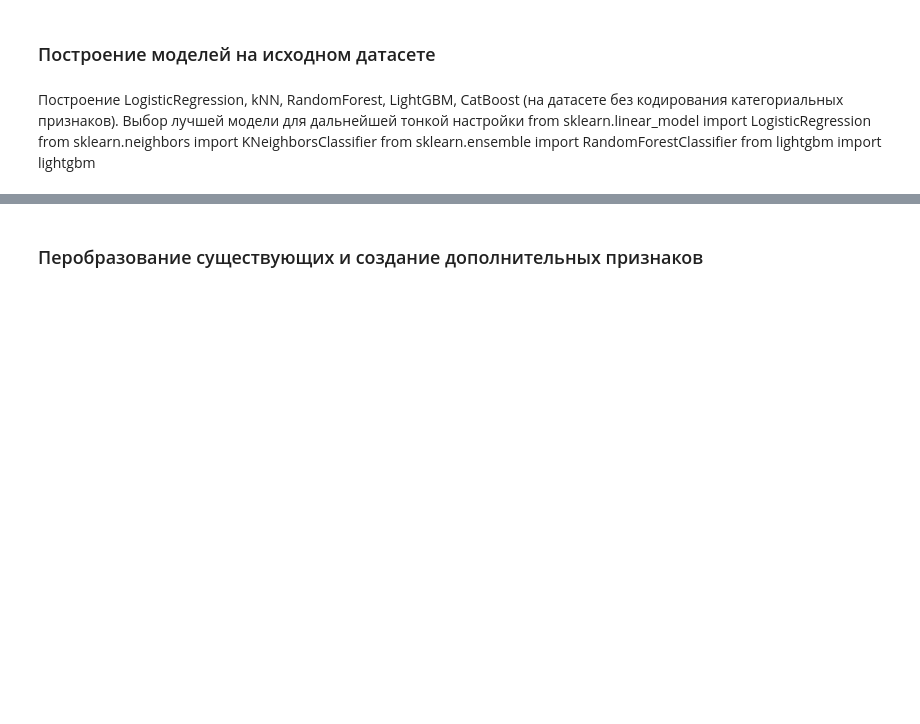
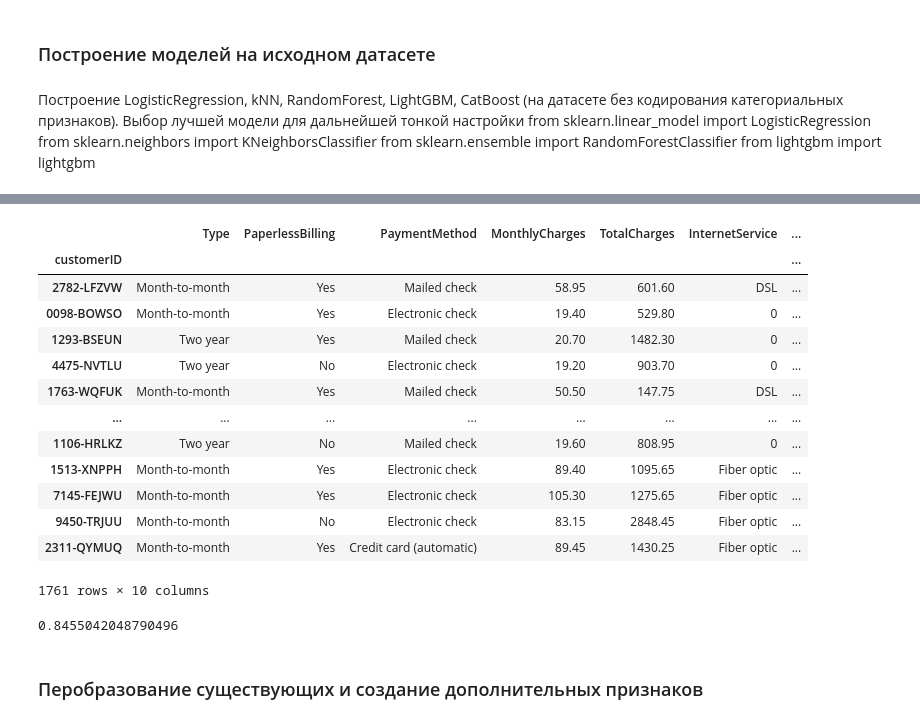
Before and after one commit to mvakhmenin/Yandex.Practicum, a Jupyter notebook: Финальный проект - прогнозирование оттока клиентов/jn.ipynb, the cells around one changed output, grey strips where cells are left out. Cells and saved outputs as stored; diff of their text form; code cells hidden in the pictures; blank space fills up the shorter version.

```diff
--- a/Финальный проект - прогнозирование оттока клиентов/jn.ipynb
+++ b/Финальный проект - прогнозирование оттока клиентов/jn.ipynb
@@ -483,0 +522,14 @@ CatBoostClassifier ROC_AUC: 0.845
+# %%
+cb_model = catboost.CatBoostClassifier(cat_features=cat_features,
+                                        iterations=1000,
+                                        random_seed=0,
+                                        auto_class_weights='SqrtBalanced')
+cb_summary = cb_model.select_features(
+    X_cb_train, y_cb_train,
+    eval_set=(X_cb_test, y_cb_test),
+    features_for_select='0-16',
+    num_features_to_select=10,
+    train_final_model=True,
+    logging_level='Silent',
+    plot=True
+)
@@ -484,3 +539,30 @@ CatBoostClassifier ROC_AUC: 0.845
+# %%
+X_cb_test[cb_summary['selected_features_names']]
+# %% [output]
+|  | Type | PaperlessBilling | PaymentMethod | MonthlyCharges | TotalCharges | InternetService | ... |
+| customerID |  |  |  |  |  |  | ... |
+| 2782-LFZVW | Month-to-month | Yes | Mailed check | 58.95 | 601.60 | DSL | ... |
+| 0098-BOWSO | Month-to-month | Yes | Electronic check | 19.40 | 529.80 | 0 | ... |
+| 1293-BSEUN | Two year | Yes | Mailed check | 20.70 | 1482.30 | 0 | ... |
+| 4475-NVTLU | Two year | No | Electronic check | 19.20 | 903.70 | 0 | ... |
+| 1763-WQFUK | Month-to-month | Yes | Mailed check | 50.50 | 147.75 | DSL | ... |
+| ... | ... | ... | ... | ... | ... | ... | ... |
+| 1106-HRLKZ | Two year | No | Mailed check | 19.60 | 808.95 | 0 | ... |
+| 1513-XNPPH | Month-to-month | Yes | Electronic check | 89.40 | 1095.65 | Fiber optic | ... |
+| 7145-FEJWU | Month-to-month | Yes | Electronic check | 105.30 | 1275.65 | Fiber optic | ... |
+| 9450-TRJUU | Month-to-month | No | Electronic check | 83.15 | 2848.45 | Fiber optic | ... |
+| 2311-QYMUQ | Month-to-month | Yes | Credit card (automatic) | 89.45 | 1430.25 | Fiber optic | ... |
+1761 rows × 10 columns
+# %%
+cb_model = catboost.CatBoostClassifier(cat_features=['Type','PaperlessBilling','PaymentMethod','InternetService','OnlineSecurity','OnlineBackup','TechSupport','StreamingTV'],
+                                                        silent=True, random_state=0,
+                                                        auto_class_weights='SqrtBalanced')
+
+cb_model.fit(X_cb_train[cb_summary['selected_features_names']], y_cb_train)
+cb_preds = cb_model.predict_proba(X_cb_test[cb_summary['selected_features_names']])
+roc_auc_score(y_test, cb_preds[:,1])
+# %% [output]
+0.8455042048790496
 # %% [markdown]
 ### Перобразование существующих и создание дополнительных признаков
 # %% [markdown]
```
Also changed, not shown: parts of 19 cells of this notebook, 18 other files.
